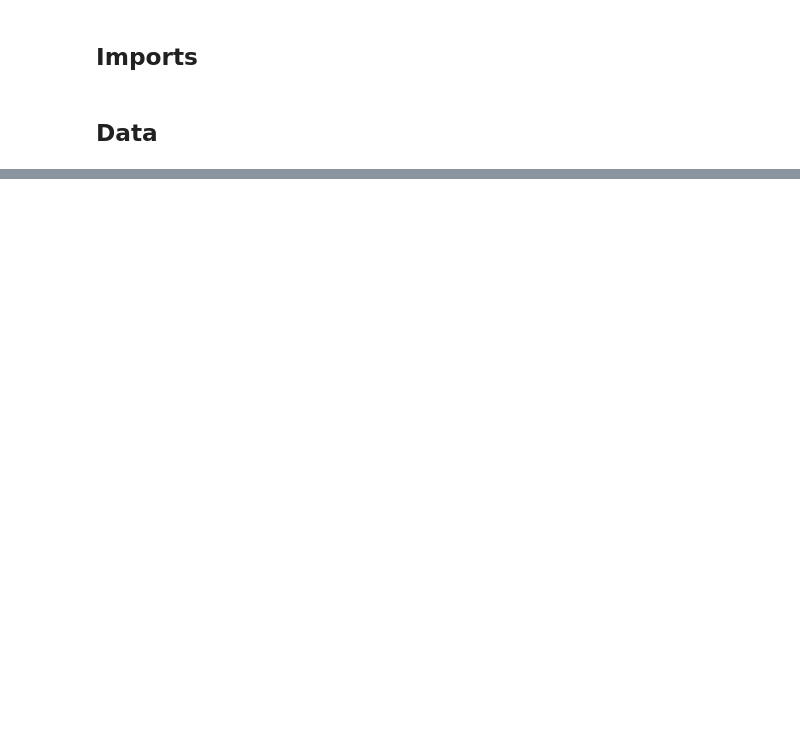
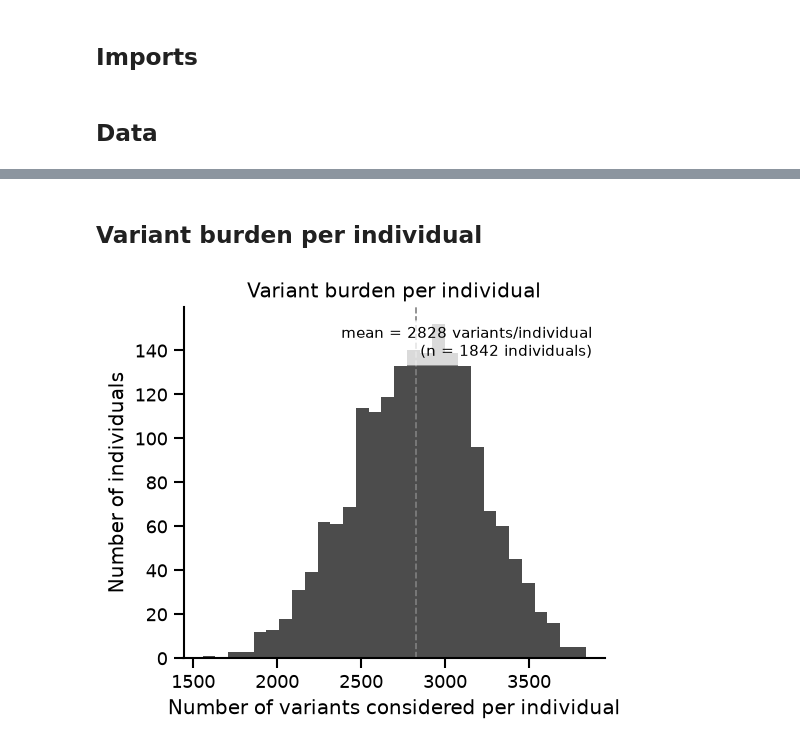
Before and after one commit to DiasFrazerGroup/wigttsoip, a Jupyter notebook: notebooks/hbb.ipynb, the cells around one changed output, grey strips where cells are left out. Drawn from its saved outputs; the diff is of its cells as text; code cells hidden in the pictures; blank space fills up the shorter version.

```diff
--- a/notebooks/hbb.ipynb
+++ b/notebooks/hbb.ipynb
@@ -458,0 +32,29 @@ HG00150 (synergy, whole=-0.358):
+# %%
+SCALE = "full"
+ROOT = ".."
+WHOLE_VS_SUM_PARTS = f"{ROOT}/results/03-analysis/hbb_wholeblood/whole_vs_sum_parts.{SCALE}.parquet"
+GTF_PARQUET = f"{ROOT}/data/raw/GENCODE/release_46/gencode.v46.annotation.gtf.parquet"
+
+WINDOW = {"dev": (5221202, 5237586), "full": (4705106, 5753682)}[SCALE]
+INTERVAL = genome.Interval(CHROMOSOME, *WINDOW)
+
+con = duckdb.connect()
+combined = con.execute(
+    "SELECT * FROM read_parquet(?) WHERE track_name = ? AND track_strand = ?",
+    [WHOLE_VS_SUM_PARTS, TRACK_NAME, TRACK_STRAND],
+).df()
+
+# 1000 Genomes population/ancestry panel (IGSR/NYGC, matches this cohort's sample
+# IDs exactly) - read directly via pandas from the URL rather than adding a new
+# Snakemake download rule, since it's a small, static, publicly hosted text file.
+POPULATION_PANEL_URL = (
+    "https://ftp.1000genomes.ebi.ac.uk/vol1/ftp/data_collections/"
+    "1000G_2504_high_coverage/20130606_g1k_3202_samples_ped_population.txt"
+)
+population = pd.read_csv(POPULATION_PANEL_URL, sep=r"\s+")
+combined = combined.merge(
+    population[["SampleID", "Population", "Superpopulation"]],
+    left_on="sample", right_on="SampleID", how="left",
+).drop(columns="SampleID")
+
+len(combined), combined["Superpopulation"].isna().sum()
@@ -458,0 +139,18 @@ HG00150 (synergy, whole=-0.358):
+# %% [markdown]
+## Variant burden per individual
+# %%
+fig, ax = plt.subplots(figsize=(4.5, 4))
+ax.hist(combined["n_variants_matched"], bins=30, color="black", alpha=0.7)
+mean_n = combined["n_variants_matched"].mean()
+ax.axvline(mean_n, color="gray", lw=1, ls="--")
+ax.text(
+    0.97, 0.95, f"mean = {mean_n:.0f} variants/individual\n(n = {len(combined)} individuals)",
+    transform=ax.transAxes, ha="right", va="top", fontsize=9,
+    bbox=dict(boxstyle="round", facecolor="white", edgecolor="none", alpha=0.8),
+)
+ax.set_xlabel("Number of variants considered per individual")
+ax.set_ylabel("Number of individuals")
+ax.set_title("Variant burden per individual")
+fig.tight_layout()
+# %% [output]
+[figure, added]
```
Also changed, not shown: parts of 38 cells of this notebook, 10 other files.
